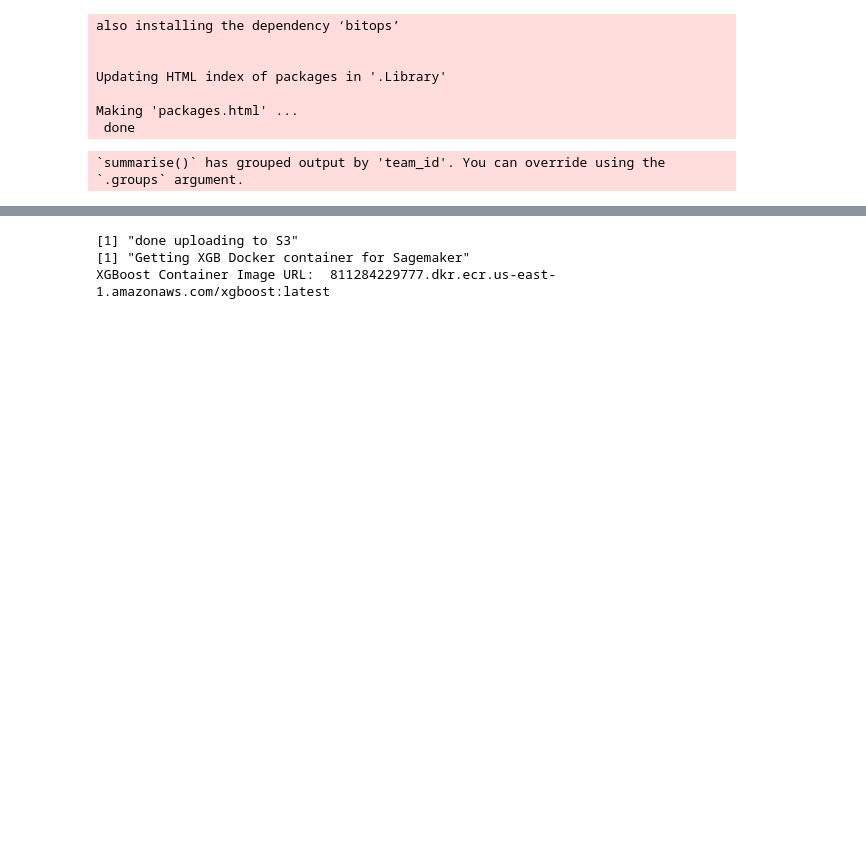
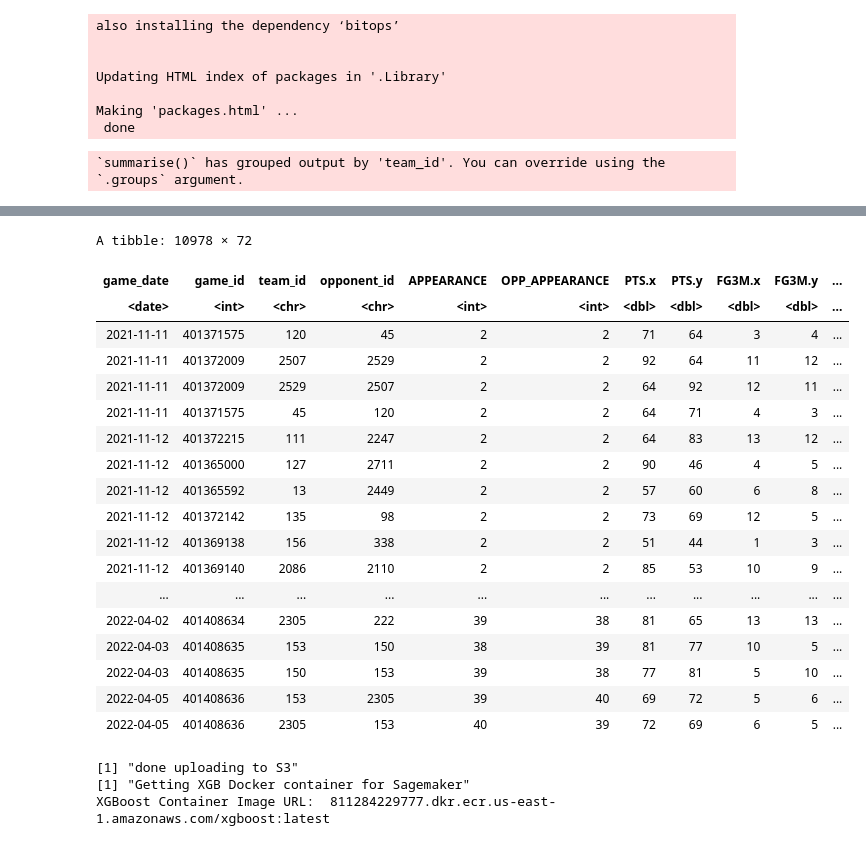
Before and after one commit to zachaustin01/ML-MADNESS, a Jupyter notebook: sagemaker/dataset.ipynb, the cells around one changed output, grey strips where cells are left out. Cells and saved outputs as stored; diff of their text form; code cells hidden in the pictures; blank space fills up the shorter version.

```diff
--- a/sagemaker/dataset.ipynb
+++ b/sagemaker/dataset.ipynb
@@ -106 +153,23 @@ A tibble: 6 × 9
+# %%
+modeling
+# %% [output]
+A tibble: 10978 × 72
+| game_date | game_id | team_id | opponent_id | APPEARANCE | OPP_APPEARANCE | PTS.x | PTS.y | FG3M.x | FG3M.y | ... |
+| <date> | <int> | <chr> | <chr> | <int> | <int> | <dbl> | <dbl> | <dbl> | <dbl> | ... |
+| 2021-11-11 | 401371575 | 120 | 45 | 2 | 2 | 71 | 64 | 3 | 4 | ... |
+| 2021-11-11 | 401372009 | 2507 | 2529 | 2 | 2 | 92 | 64 | 11 | 12 | ... |
+| 2021-11-11 | 401372009 | 2529 | 2507 | 2 | 2 | 64 | 92 | 12 | 11 | ... |
+| 2021-11-11 | 401371575 | 45 | 120 | 2 | 2 | 64 | 71 | 4 | 3 | ... |
+| 2021-11-12 | 401372215 | 111 | 2247 | 2 | 2 | 64 | 83 | 13 | 12 | ... |
+| 2021-11-12 | 401365000 | 127 | 2711 | 2 | 2 | 90 | 46 | 4 | 5 | ... |
+| 2021-11-12 | 401365592 | 13 | 2449 | 2 | 2 | 57 | 60 | 6 | 8 | ... |
+| 2021-11-12 | 401372142 | 135 | 98 | 2 | 2 | 73 | 69 | 12 | 5 | ... |
+| 2021-11-12 | 401369138 | 156 | 338 | 2 | 2 | 51 | 44 | 1 | 3 | ... |
+| 2021-11-12 | 401369140 | 2086 | 2110 | 2 | 2 | 85 | 53 | 10 | 9 | ... |
+| ... | ... | ... | ... | ... | ... | ... | ... | ... | ... | ... |
+| 2022-04-02 | 401408634 | 2305 | 222 | 39 | 38 | 81 | 65 | 13 | 13 | ... |
+| 2022-04-03 | 401408635 | 153 | 150 | 38 | 39 | 81 | 77 | 10 | 5 | ... |
+| 2022-04-03 | 401408635 | 150 | 153 | 39 | 38 | 77 | 81 | 5 | 10 | ... |
+| 2022-04-05 | 401408636 | 153 | 2305 | 39 | 40 | 69 | 72 | 5 | 6 | ... |
+| 2022-04-05 | 401408636 | 2305 | 153 | 40 | 39 | 72 | 69 | 6 | 5 | ... |
 # %%
```
Also changed, not shown: parts of 13 cells of this notebook.
